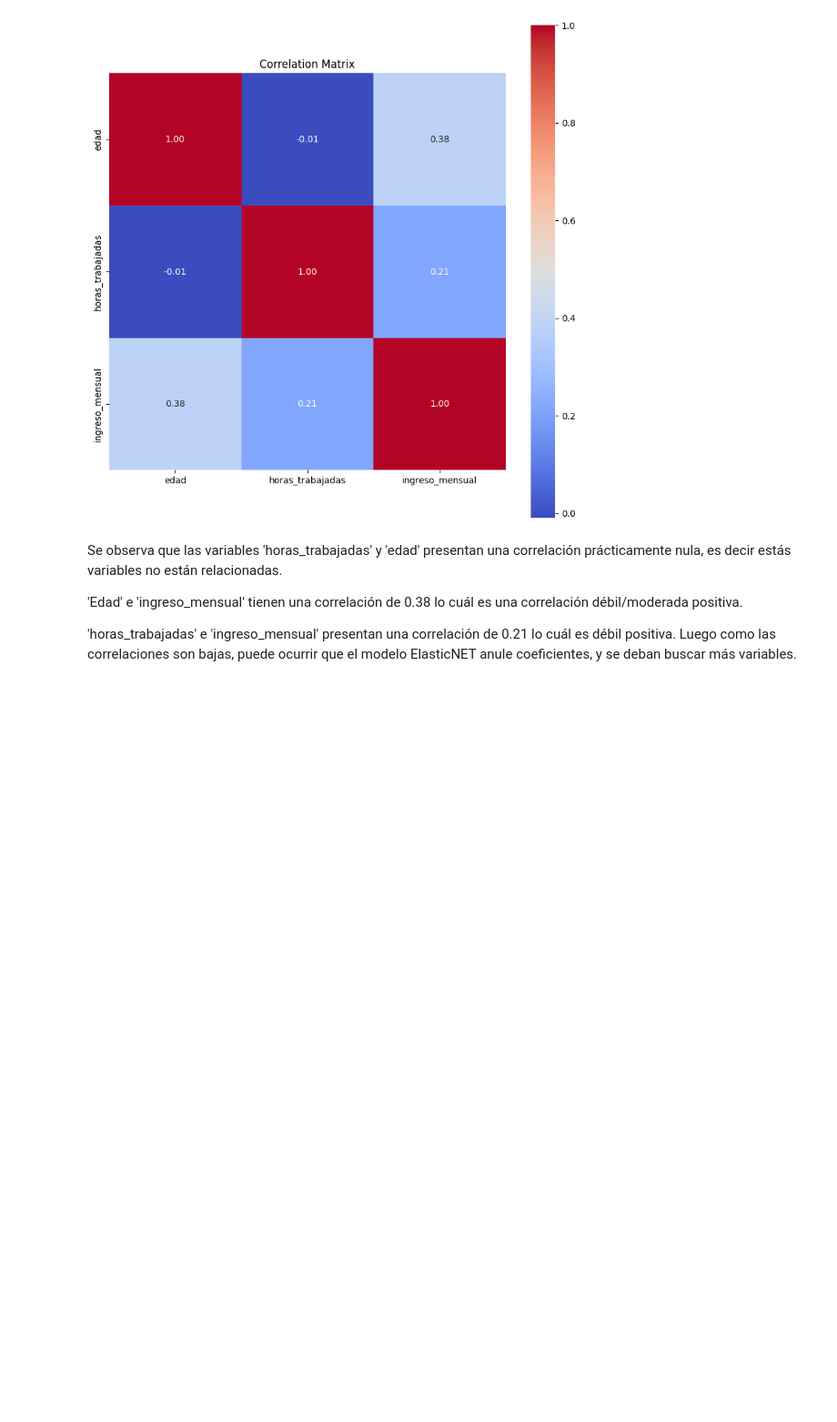
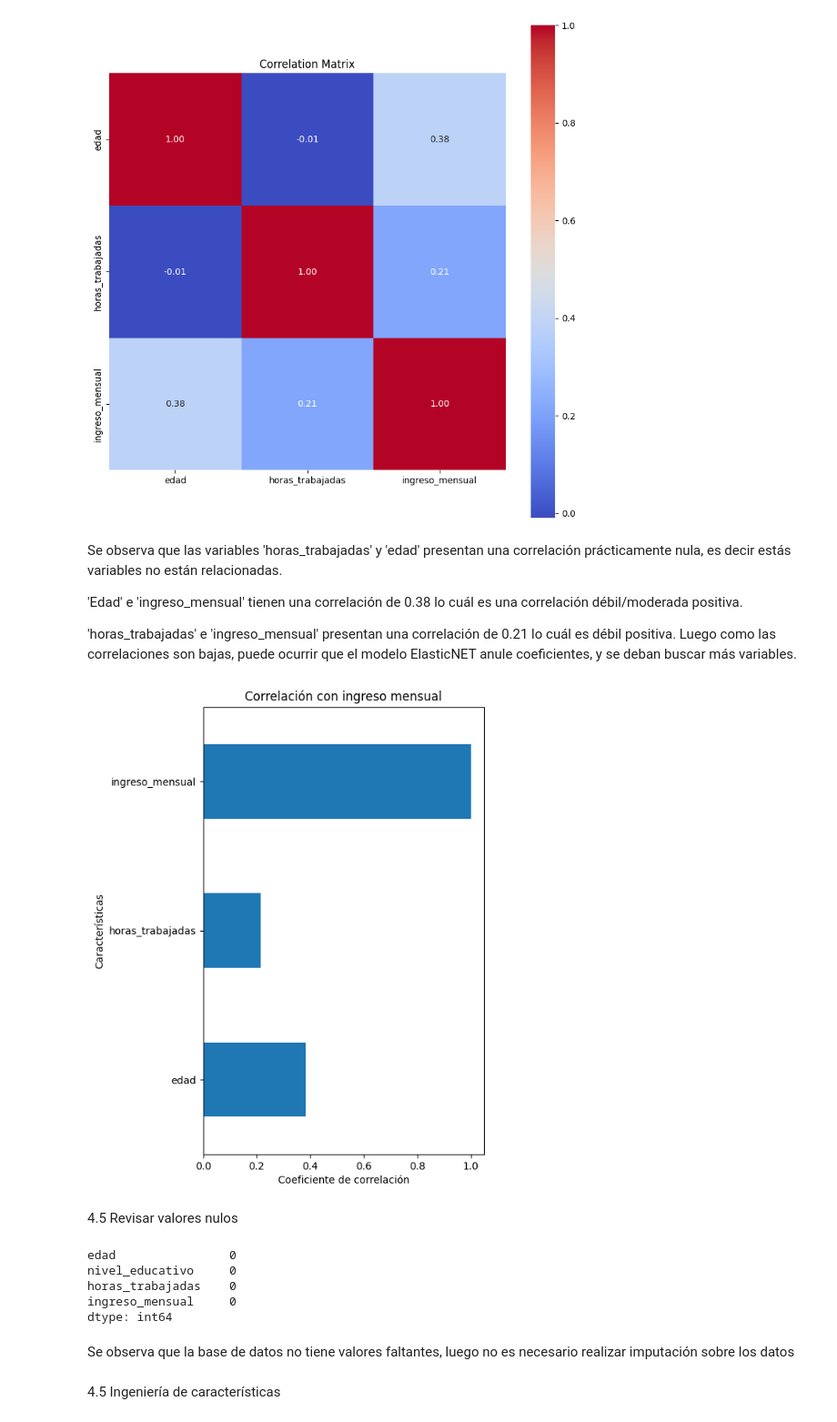
Before and after one commit to dianapduran/modelo-regresion, a Jupyter notebook: notebooks/EDA.ipynb, the cells around one changed output. Shown: that part at 91% size. Saved outputs shown, nothing was run; the diff lists cells and outputs as text; code cells hidden in the pictures; blank space fills up the shorter version.

Commit message:
verificacion de datos nulos

```diff
--- a/notebooks/EDA.ipynb
+++ b/notebooks/EDA.ipynb
@@ -171,3 +171,26 @@ Se observa que las variables 'horas_trabajadas' y 'edad' presentan una correlaci
 
 'horas_trabajadas' e 'ingreso_mensual' presentan una correlación de 0.21 lo cuál es débil positiva.
  Luego como las correlaciones son bajas, puede ocurrir que el modelo ElasticNET anule coeficientes, y se deban buscar más variables.
+# %%
+corr_matrix["ingreso_mensual"].plot(kind="barh", figsize=(5, 8))
+plt.title("Correlación con ingreso mensual")
+plt.ylabel("Características")
+plt.xlabel("Coeficiente de correlación")
+plt.show()
+# %% [output]
+[figure, added]
+# %% [markdown]
+4.5 Revisar valores nulos
+# %%
+#imprimir valores nulos por cada variable
+print(data.isna().sum())
+# %% [output]
+edad                0
+nivel_educativo     0
+horas_trabajadas    0
+ingreso_mensual     0
+dtype: int64
+# %% [markdown]
+Se observa que la base de datos no tiene valores faltantes, luego no es necesario realizar imputación sobre los datos
+# %% [markdown]
+4.5 Ingeniería de características
```
Also changed, not shown: parts of 1 cell of this notebook.
